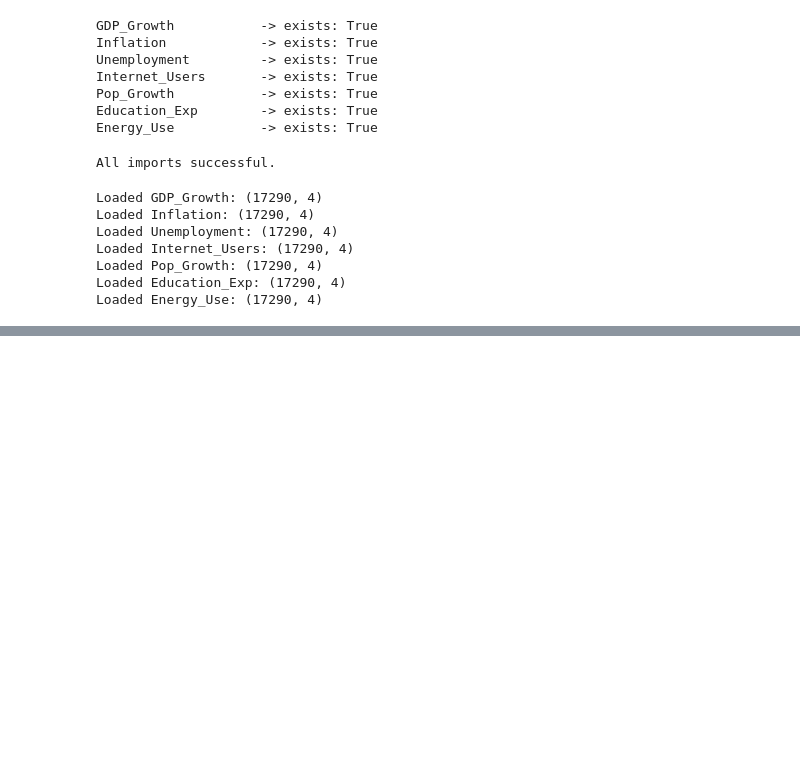
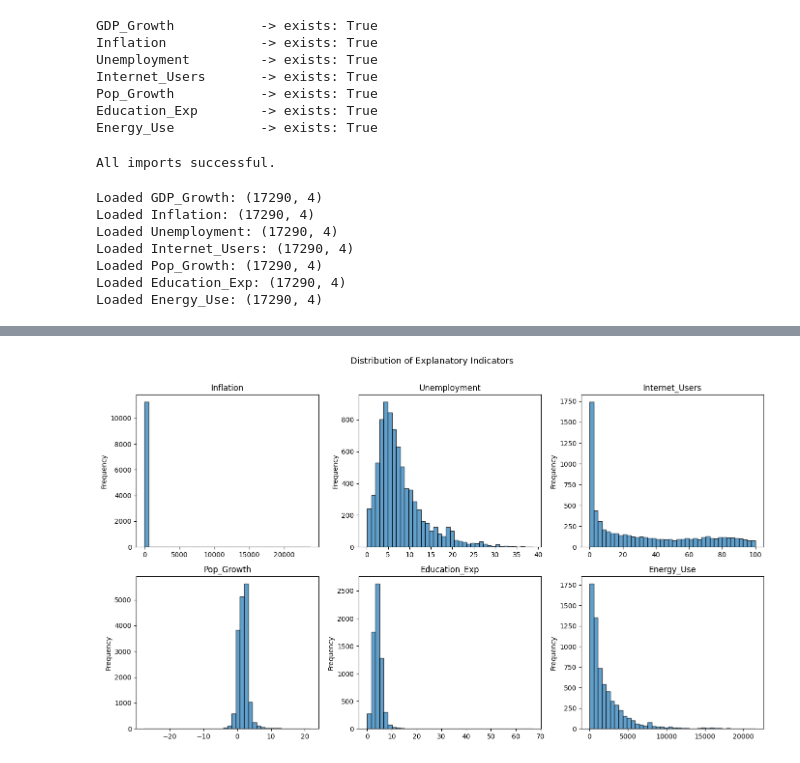
Before and after one commit to wasaldev/24077342-Data-Science-Machine-Learning-GDP-Growth-Prediction, a Jupyter notebook: 24077342_Data_Science_Project.ipynb, the cells around one changed output, grey strips where cells are left out. Drawn from its saved outputs; the diff is of its cells as text; code cells hidden in the pictures; blank space fills up the shorter version.

```diff
--- a/24077342_Data_Science_Project.ipynb
+++ b/24077342_Data_Science_Project.ipynb
@@ -144,0 +263,20 @@ Year range: 1960 — 2024
+# %%
+# ============================================================
+# 2.5  Pairwise distributions of all indicators
+# ============================================================
+fig, axes = plt.subplots(2, 3, figsize=(14, 8))
+feature_cols = ["Inflation", "Unemployment", "Internet_Users",
+                "Pop_Growth", "Education_Exp", "Energy_Use"]
+
+for i, col in enumerate(feature_cols):
+    ax = axes[i // 3, i % 3]
+    vals = data[col].dropna()
+    ax.hist(vals, bins=40, edgecolor='black', alpha=0.7)
+    ax.set_title(col)
+    ax.set_ylabel("Frequency")
+
+plt.suptitle("Distribution of Explanatory Indicators", fontsize=13, y=1.01)
+plt.tight_layout()
+plt.show()
+# %% [output]
+[figure, added]
```
Also changed, not shown: parts of 7 cells of this notebook.
